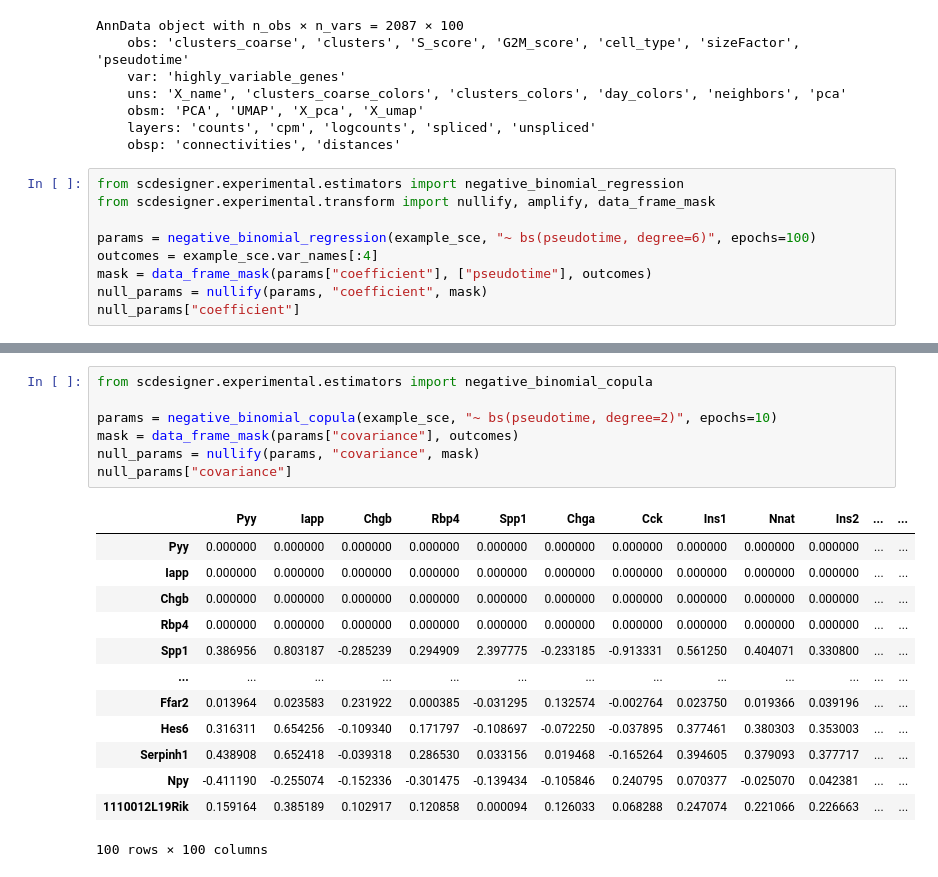
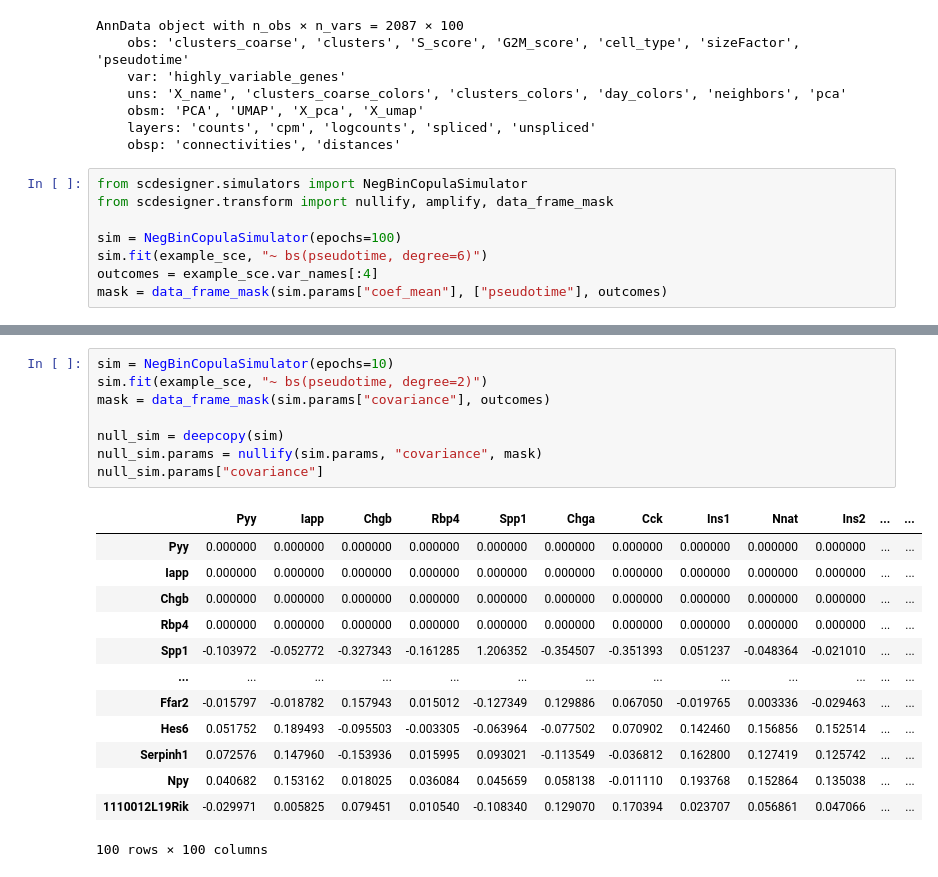
Before and after one commit to krisrs1128/scDesigner, a Jupyter notebook: examples/transform.ipynb, the cells around one changed output, grey strips where cells are left out. Drawn from its saved outputs; the diff is of its cells as text.

```diff
--- a/examples/transform.ipynb
+++ b/examples/transform.ipynb
@@ -20,11 +20,10 @@ AnnData object with n_obs × n_vars = 2087 × 100
     layers: 'counts', 'cpm', 'logcounts', 'spliced', 'unspliced'
     obsp: 'connectivities', 'distances'
 # %%
-from scdesigner.experimental.estimators import negative_binomial_regression
-from scdesigner.experimental.transform import nullify, amplify, data_frame_mask
+from scdesigner.simulators import NegBinCopulaSimulator
+from scdesigner.transform import nullify, amplify, data_frame_mask
 
-params = negative_binomial_regression(example_sce, "~ bs(pseudotime, degree=6)", epochs=100)
+sim = NegBinCopulaSimulator(epochs=100)
+sim.fit(example_sce, "~ bs(pseudotime, degree=6)")
 outcomes = example_sce.var_names[:4]
-mask = data_frame_mask(params["coefficient"], ["pseudotime"], outcomes)
-null_params = nullify(params, "coefficient", mask)
-null_params["coefficient"]
+mask = data_frame_mask(sim.params["coef_mean"], ["pseudotime"], outcomes)
@@ -71,24 +74,25 @@ compare_umap(example_sce, samples, transform=log_relative)
 # %% [output]
 [interactive output not drawn]
 # %%
-from scdesigner.experimental.estimators import negative_binomial_copula
+sim = NegBinCopulaSimulator(epochs=10)
+sim.fit(example_sce, "~ bs(pseudotime, degree=2)")
+mask = data_frame_mask(sim.params["covariance"], outcomes)
 
-params = negative_binomial_copula(example_sce, "~ bs(pseudotime, degree=2)", epochs=10)
-mask = data_frame_mask(params["covariance"], outcomes)
-null_params = nullify(params, "covariance", mask)
-null_params["covariance"]
+null_sim = deepcopy(sim)
+null_sim.params = nullify(sim.params, "covariance", mask)
+null_sim.params["covariance"]
 # %% [output]
 |  | Pyy | Iapp | Chgb | Rbp4 | Spp1 | Chga | Cck | Ins1 | Nnat | Ins2 | ... | ... |
 | Pyy | 0.000000 | 0.000000 | 0.000000 | 0.000000 | 0.000000 | 0.000000 | 0.000000 | 0.000000 | 0.000000 | 0.000000 | ... | ... |
 | Iapp | 0.000000 | 0.000000 | 0.000000 | 0.000000 | 0.000000 | 0.000000 | 0.000000 | 0.000000 | 0.000000 | 0.000000 | ... | ... |
 | Chgb | 0.000000 | 0.000000 | 0.000000 | 0.000000 | 0.000000 | 0.000000 | 0.000000 | 0.000000 | 0.000000 | 0.000000 | ... | ... |
 | Rbp4 | 0.000000 | 0.000000 | 0.000000 | 0.000000 | 0.000000 | 0.000000 | 0.000000 | 0.000000 | 0.000000 | 0.000000 | ... | ... |
-| Spp1 | 0.386956 | 0.803187 | -0.285239 | 0.294909 | 2.397775 | -0.233185 | -0.913331 | 0.561250 | 0.404071 | 0.330800 | ... | ... |
+| Spp1 | -0.103972 | -0.052772 | -0.327343 | -0.161285 | 1.206352 | -0.354507 | -0.351393 | 0.051237 | -0.048364 | -0.021010 | ... | ... |
 | ... | ... | ... | ... | ... | ... | ... | ... | ... | ... | ... | ... | ... |
-| Ffar2 | 0.013964 | 0.023583 | 0.231922 | 0.000385 | -0.031295 | 0.132574 | -0.002764 | 0.023750 | 0.019366 | 0.039196 | ... | ... |
-| Hes6 | 0.316311 | 0.654256 | -0.109340 | 0.171797 | -0.108697 | -0.072250 | -0.037895 | 0.377461 | 0.380303 | 0.353003 | ... | ... |
-| Serpinh1 | 0.438908 | 0.652418 | -0.039318 | 0.286530 | 0.033156 | 0.019468 | -0.165264 | 0.394605 | 0.379093 | 0.377717 | ... | ... |
-| Npy | -0.411190 | -0.255074 | -0.152336 | -0.301475 | -0.139434 | -0.105846 | 0.240795 | 0.070377 | -0.025070 | 0.042381 | ... | ... |
-| 1110012L19Rik | 0.159164 | 0.385189 | 0.102917 | 0.120858 | 0.000094 | 0.126033 | 0.068288 | 0.247074 | 0.221066 | 0.226663 | ... | ... |
+| Ffar2 | -0.015797 | -0.018782 | 0.157943 | 0.015012 | -0.127349 | 0.129886 | 0.067050 | -0.019765 | 0.003336 | -0.029463 | ... | ... |
+| Hes6 | 0.051752 | 0.189493 | -0.095503 | -0.003305 | -0.063964 | -0.077502 | 0.070902 | 0.142460 | 0.156856 | 0.152514 | ... | ... |
+| Serpinh1 | 0.072576 | 0.147960 | -0.153936 | 0.015995 | 0.093021 | -0.113549 | -0.036812 | 0.162800 | 0.127419 | 0.125742 | ... | ... |
+| Npy | 0.040682 | 0.153162 | 0.018025 | 0.036084 | 0.045659 | 0.058138 | -0.011110 | 0.193768 | 0.152864 | 0.135038 | ... | ... |
+| 1110012L19Rik | -0.029971 | 0.005825 | 0.079451 | 0.010540 | -0.108340 | 0.129070 | 0.170394 | 0.023707 | 0.056861 | 0.047066 | ... | ... |
 100 rows × 100 columns
 # %%
```
Also changed, not shown: parts of 8 cells of this notebook, 7 other files.
